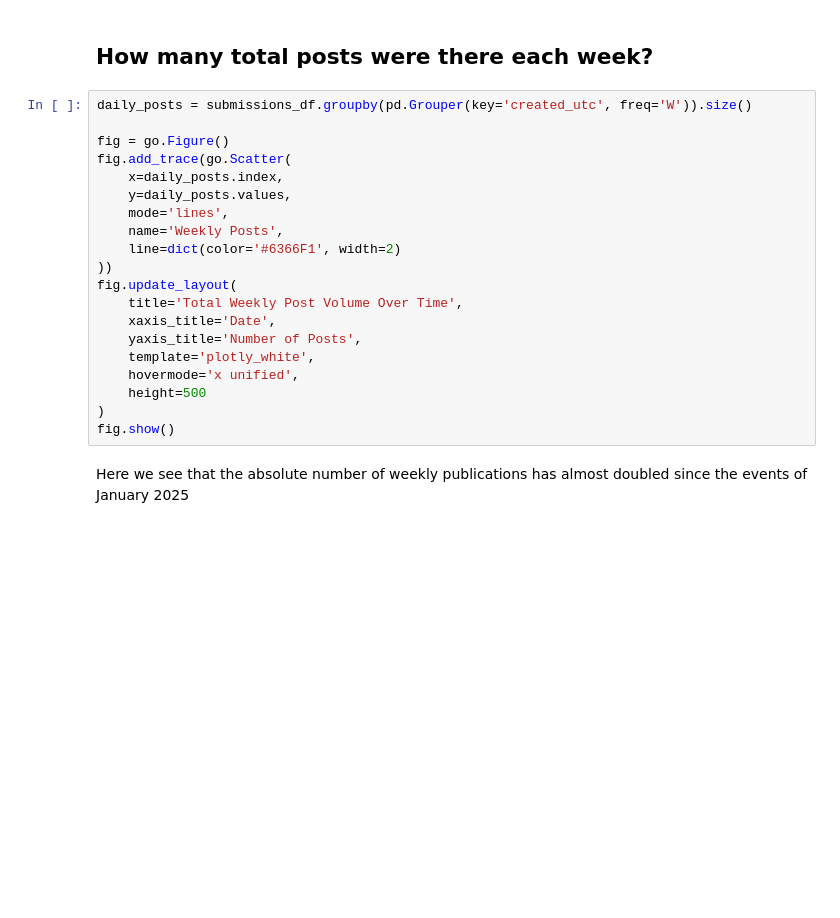
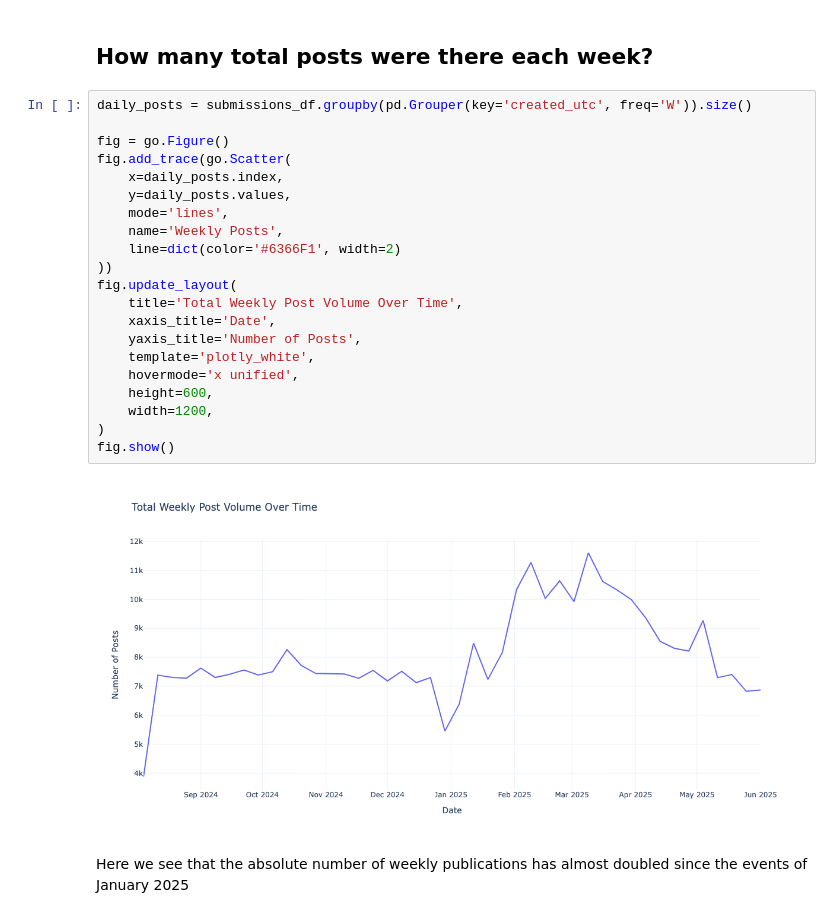
Before and after one commit to volodymyr2126/CSS-reddit-research, a Jupyter notebook: eda.ipynb, the cells around one changed output. Cells and saved outputs as stored; diff of their text form; blank space fills up the shorter version.

```diff
--- a/eda.ipynb
+++ b/eda.ipynb
@@ -376,23 +448,26 @@ for df in [election_submissions, election_comments, submissions_df, comments_df]
 # %%
 daily_posts = submissions_df.groupby(pd.Grouper(key='created_utc', freq='W')).size()
 
 fig = go.Figure()
 fig.add_trace(go.Scatter(
     x=daily_posts.index,
     y=daily_posts.values,
     mode='lines',
     name='Weekly Posts',
     line=dict(color='#6366F1', width=2)
 ))
 fig.update_layout(
     title='Total Weekly Post Volume Over Time',
     xaxis_title='Date',
     yaxis_title='Number of Posts',
     template='plotly_white',
     hovermode='x unified',
-    height=500
+    height=600,
+    width=1200,
 )
 fig.show()
+# %% [output]
+[figure, added]
 # %% [markdown]
 Here we see that the absolute number of weekly publications has almost doubled since the events of January 2025
 # %% [markdown]
```
Also changed, not shown: parts of 40 cells of this notebook, 1 other file.
